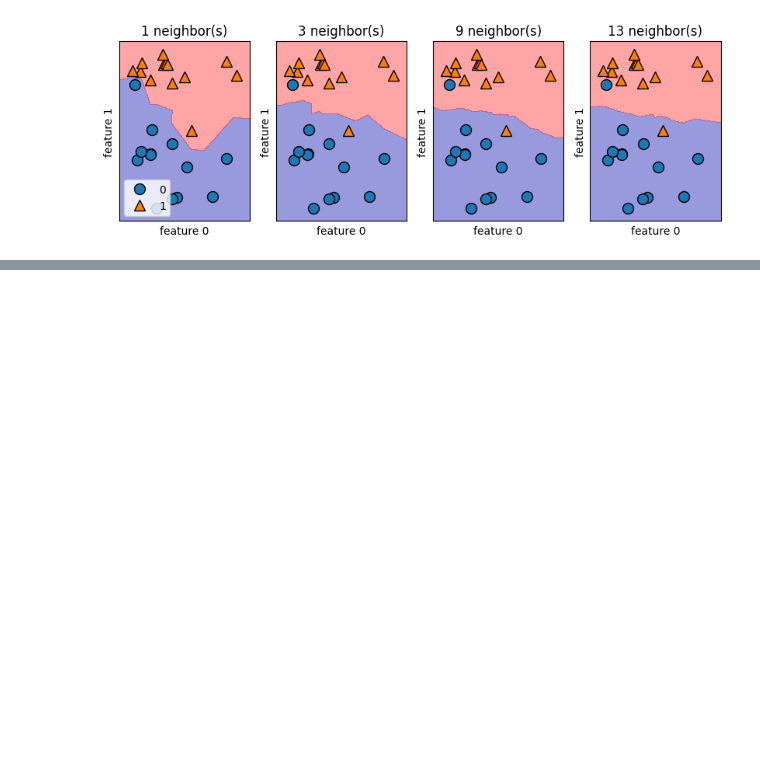
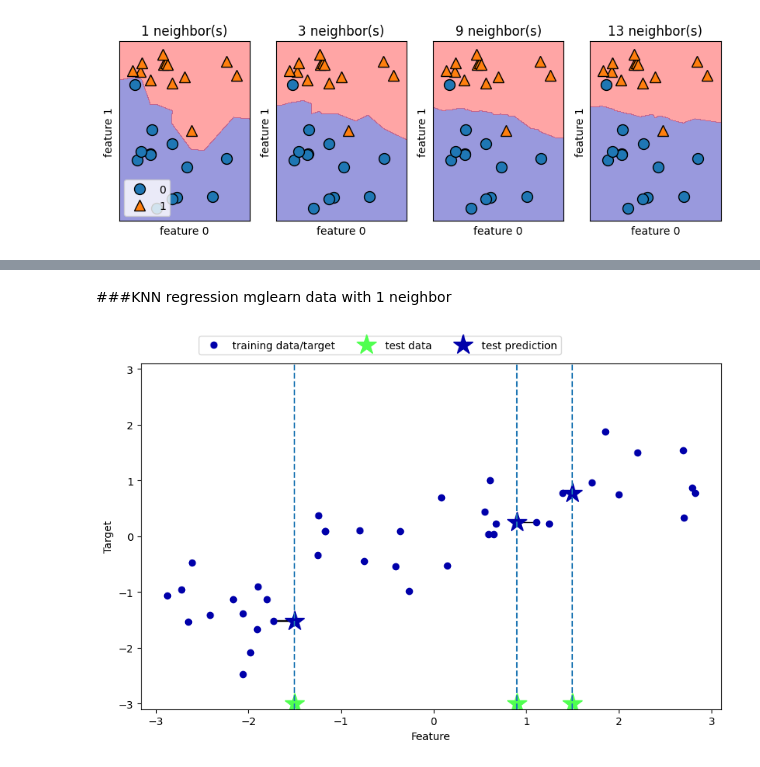
Before and after one commit to Frederico27/Machine-Learning-Study, a Jupyter notebook: Chapter 2 Supervised-Learning-KNN.ipynb, the cells around one changed output, grey strips where cells are left out. Cells and saved outputs as stored; diff of their text form; code cells hidden in the pictures; blank space fills up the shorter version.

```diff
--- a/Chapter 2 Supervised-Learning-KNN.ipynb
+++ b/Chapter 2 Supervised-Learning-KNN.ipynb
@@ -50,0 +108,6 @@ axes[0].legend(loc=3)
+# %% [markdown]
+###KNN regression mglearn data with 1 neighbor
+# %%
+mglearn.plots.plot_knn_regression(n_neighbors=1)
+# %% [output]
+[figure, added]
```
Also changed, not shown: parts of 12 cells of this notebook.
